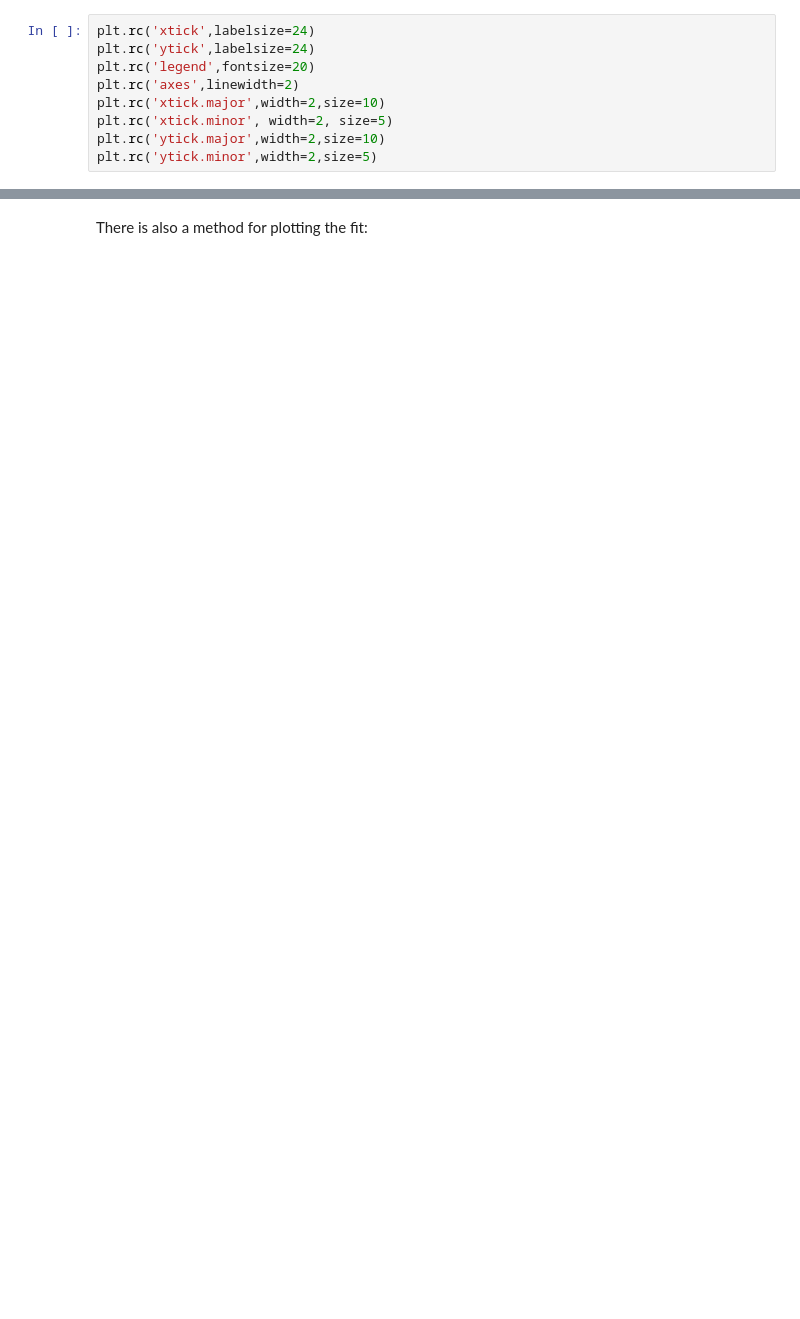
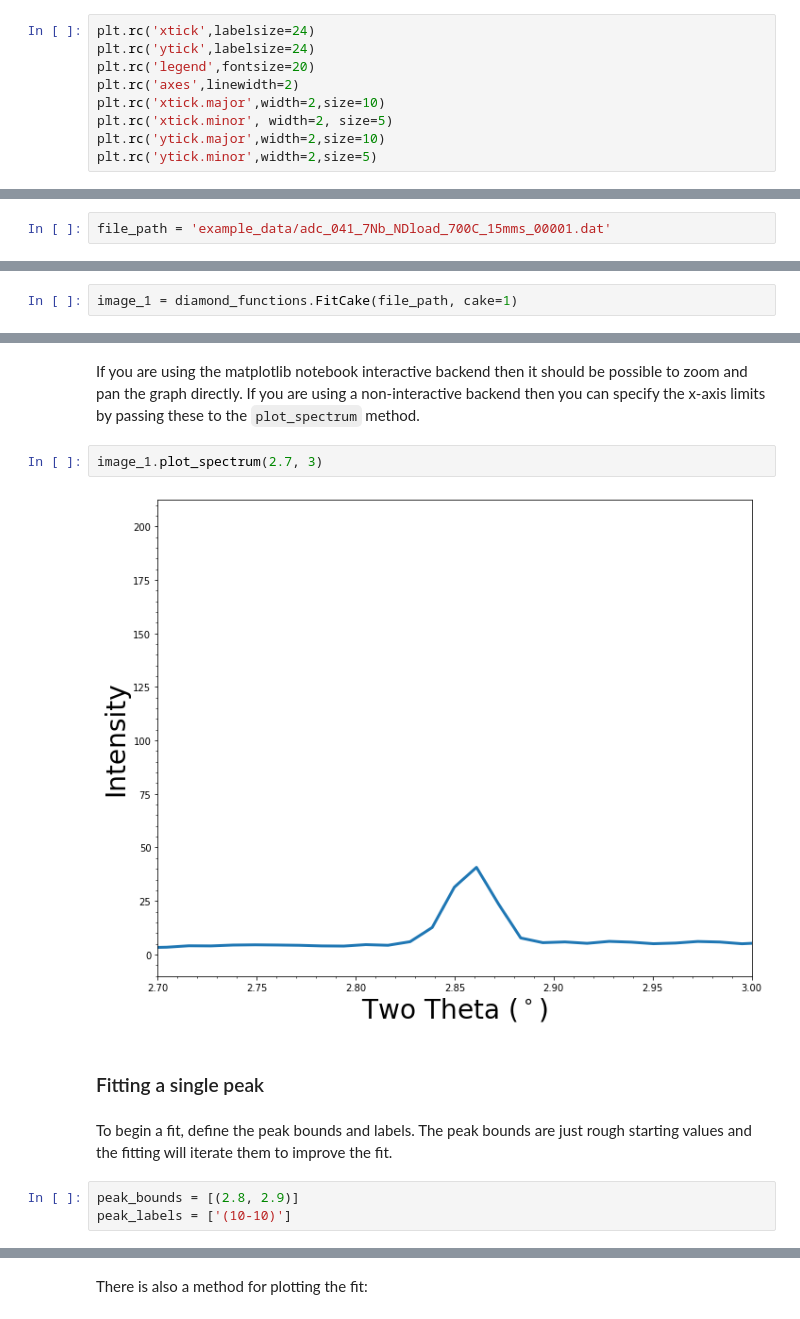
Before and after one commit to LightForm-group/xrdfit, a Jupyter notebook: example_analysis_workflow.ipynb, the cells around one changed output, grey strips where cells are left out. Drawn from its saved outputs; the diff is of its cells as text; blank space fills up the shorter version.

```diff
--- a/example_analysis_workflow.ipynb
+++ b/example_analysis_workflow.ipynb
@@ -135,0 +30,2 @@ Results for each peak can be just looked up:
+# %%
+file_path = 'example_data/adc_041_7Nb_NDload_700C_15mms_00001.dat'
@@ -135,0 +37,2 @@ Results for each peak can be just looked up:
+# %%
+image_1 = diamond_functions.FitCake(file_path, cake=1)
@@ -135,0 +45,15 @@ Results for each peak can be just looked up:
+# %% [markdown]
+If you are using the matplotlib notebook interactive backend then it should be possible to zoom and pan the graph directly.
+If you are using a non-interactive backend then you can specify the x-axis limits by passing these to the `plot_spectrum`
+method.
+# %%
+image_1.plot_spectrum(2.7, 3)
+# %% [output]
+[figure, added]
+# %% [markdown]
+### Fitting a single peak
+# %% [markdown]
+To begin a fit, define the peak bounds and labels. The peak bounds are just rough starting values and the fitting will iterate them to improve the fit.
+# %%
+peak_bounds = [(2.8, 2.9)]
+peak_labels = ['(10-10)']
```
Also changed, not shown: parts of 52 cells of this notebook, 1 other file.
